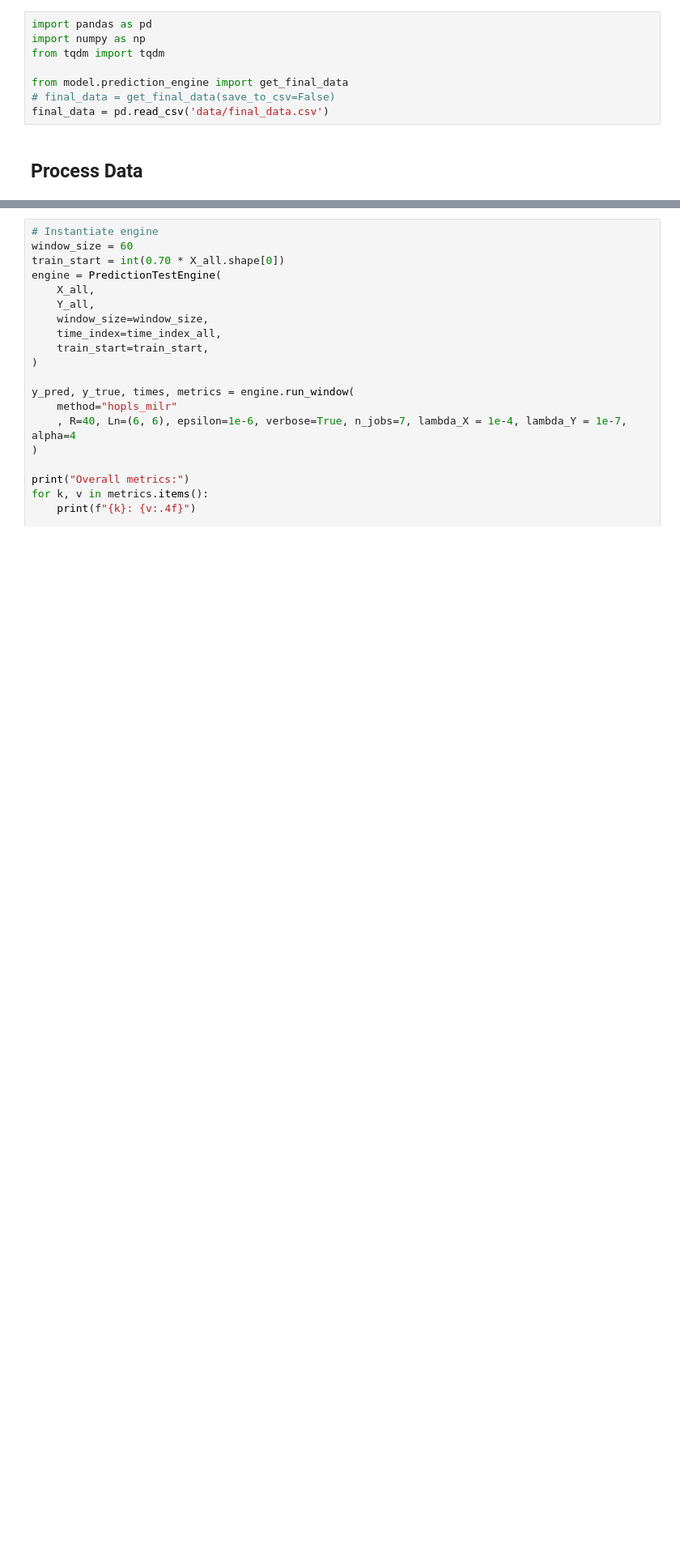
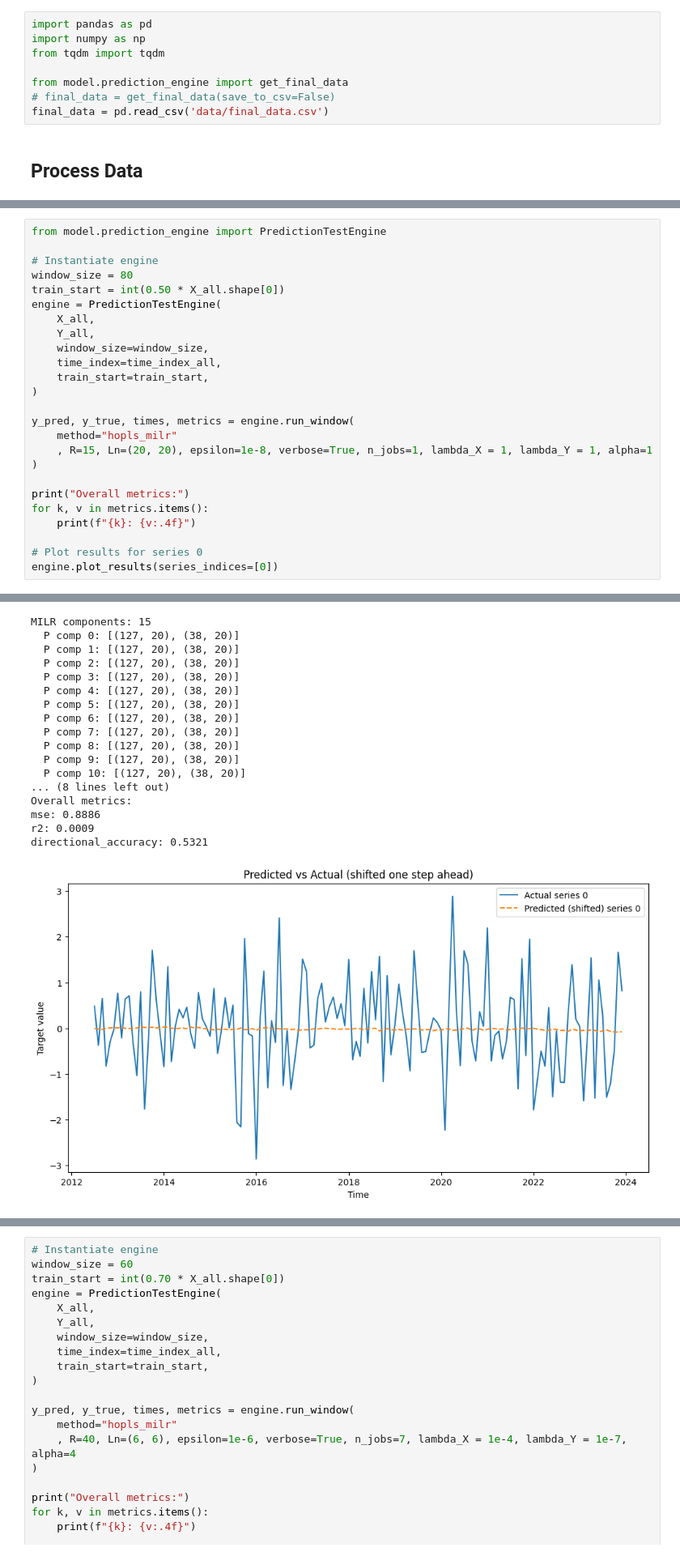
Before and after one commit to timothycdc/HOPLS-fin-data, a Jupyter notebook: predictions_4_prayer.ipynb, the cells around one changed output, grey strips where cells are left out. Shown at 81% size. Drawn from its saved outputs; the diff is of its cells as text; blank space fills up the shorter version.

```diff
--- a/predictions_4_prayer.ipynb
+++ b/predictions_4_prayer.ipynb
@@ -89,0 +190,26 @@ ValueError: Found input variables with inconsistent numbers of samples: [10541,
+# %%
+from model.prediction_engine import PredictionTestEngine
+
+# Instantiate engine
+window_size = 80
+train_start = int(0.50 * X_all.shape[0])
+engine = PredictionTestEngine(
+    X_all,
+    Y_all,
+    window_size=window_size,
+    time_index=time_index_all,
+    train_start=train_start,
+)
+
+y_pred, y_true, times, metrics = engine.run_window(
+    method="hopls_milr"
+    , R=15, Ln=(20, 20), epsilon=1e-8, verbose=True, n_jobs=1, lambda_X = 1, lambda_Y = 1, alpha=1
+)
+
+print("Overall metrics:")
+for k, v in metrics.items():
+    print(f"{k}: {v:.4f}")
+
+# Plot results for series 0
+engine.plot_results(series_indices=[0])
+# %% [output]
@@ -89,0 +219,18 @@ ValueError: Found input variables with inconsistent numbers of samples: [10541,
+MILR components: 15
+  P comp 0: [(127, 20), (38, 20)]
+  P comp 1: [(127, 20), (38, 20)]
+  P comp 2: [(127, 20), (38, 20)]
+  P comp 3: [(127, 20), (38, 20)]
+  P comp 4: [(127, 20), (38, 20)]
+  P comp 5: [(127, 20), (38, 20)]
+  P comp 6: [(127, 20), (38, 20)]
+  P comp 7: [(127, 20), (38, 20)]
+  P comp 8: [(127, 20), (38, 20)]
+  P comp 9: [(127, 20), (38, 20)]
+  P comp 10: [(127, 20), (38, 20)]
+... (8 lines left out)
+Overall metrics:
+mse: 0.8886
+r2: 0.0009
+directional_accuracy: 0.5321
+[figure, added]
```
Also changed, not shown: parts of 11 cells of this notebook, 12 other files.
